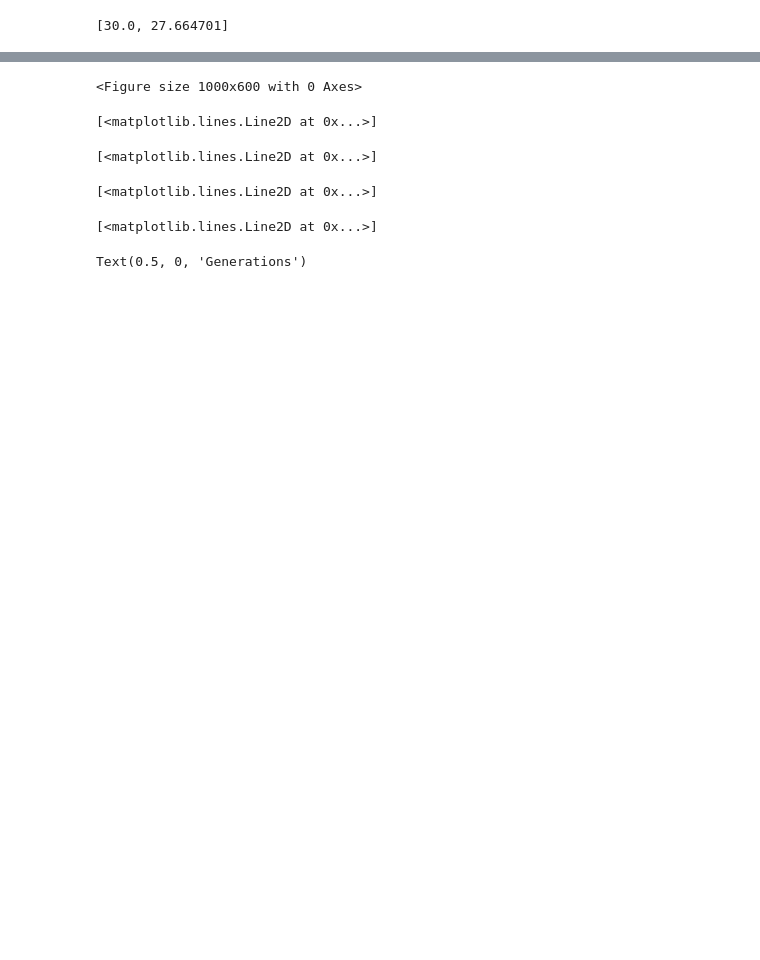
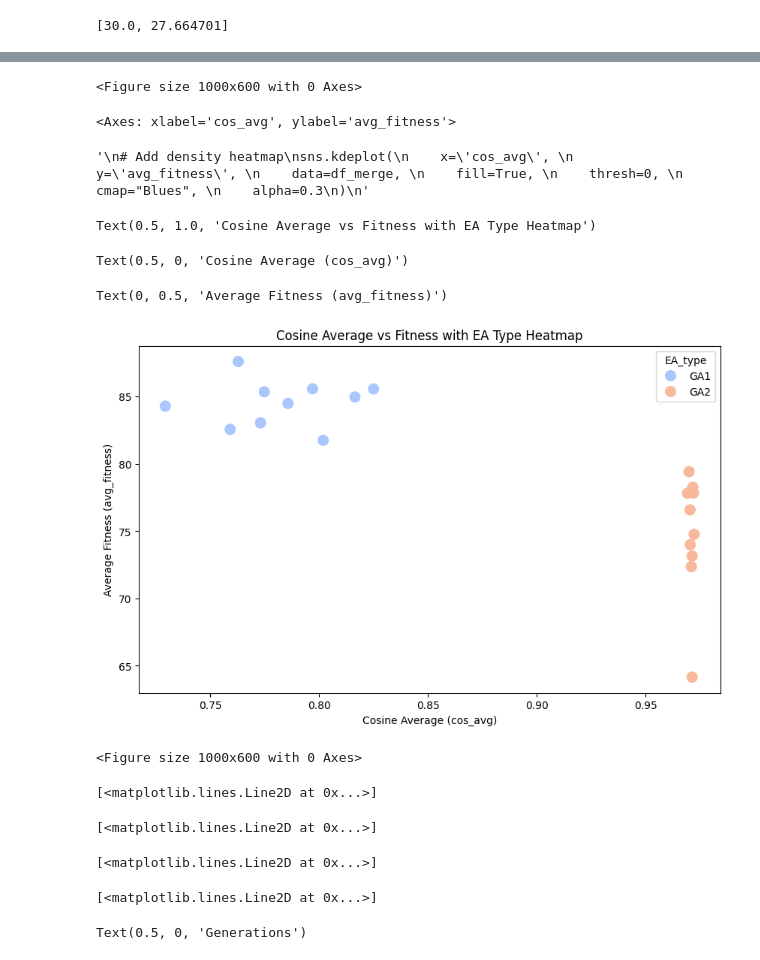
Before and after one commit to SuperAileen/evoman_framework_group24, a Jupyter notebook: similarity.ipynb, the cells around one changed output, grey strips where cells are left out. Cells and saved outputs as stored; diff of their text form; code cells hidden in the pictures; blank space fills up the shorter version.

```diff
--- a/similarity.ipynb
+++ b/similarity.ipynb
@@ -150,7 +140,0 @@ Generation 0:
-# %%
-population_dict_ES.keys()
-
-for i in population_dict_ES.keys():
-    print(population_dict_ES[i].shape)
-
-population_dict_ES[0][0]
@@ -368,0 +399,11 @@ all_generations_data
+# %%
+
+parent_directory = 'experiments_train_generalist_2_5_7_8'
+
+all_generations_data, stats_data, EA_type =algorithm_evaluation(parent_directory)
+
+all_generations_data
+
+stats_data
+
+EA_type
@@ -369,3 +592,48 @@ all_generations_data
+# %%
+import matplotlib.pyplot as plt
+import seaborn as sns
+import pandas as pd
+
+plt.figure(figsize=(10, 6))
+
+# Scatter plot with a color palette based on EA_type
+sns.scatterplot(
+    x='cos_avg',
+    y='avg_fitness',
+    hue='EA_type',
+    palette='coolwarm',
+    data=df_merge,
+    edgecolor=None,
+    s=100
+)
+
+'''
+# Add density heatmap
+sns.kdeplot(
+    x='cos_avg',
+    y='avg_fitness',
+    data=df_merge,
+    fill=True,
+    thresh=0,
+    cmap="Blues",
+    alpha=0.3
+)
+'''
+# Adding labels and title
+plt.title('Cosine Average vs Fitness with EA Type Heatmap')
+plt.xlabel('Cosine Average (cos_avg)')
+plt.ylabel('Average Fitness (avg_fitness)')
+
+# Show the plot
+plt.show()
+# %% [output]
+<Figure size 1000x600 with 0 Axes>
+<Axes: xlabel='cos_avg', ylabel='avg_fitness'>
+'\n# Add density heatmap\nsns.kdeplot(\n    x=\'cos_avg\', \n    y=\'avg_fitness\', \n    data=df_merge, \n    fill=True, \n    thresh=0, \n    cmap="Blues", \n    alpha=0.3\n)\n'
+Text(0.5, 1.0, 'Cosine Average vs Fitness with EA Type Heatmap')
+Text(0.5, 0, 'Cosine Average (cos_avg)')
+Text(0, 0.5, 'Average Fitness (avg_fitness)')
+[figure, added]
 # %%
 sim_GA,_ =similarity(population_dict)
 sim_ES,_ =similarity(population_dict_ES)
```
Also changed, not shown: parts of 12 cells of this notebook, 2 other files.
